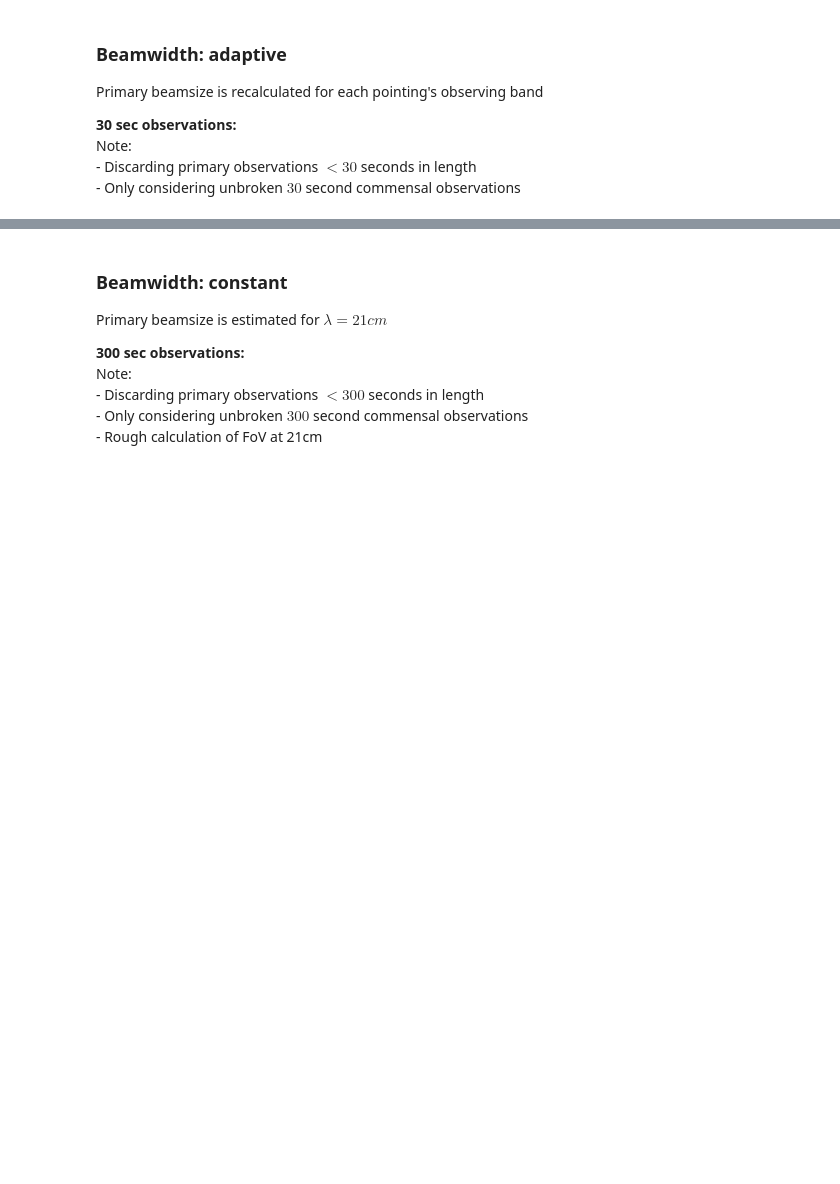
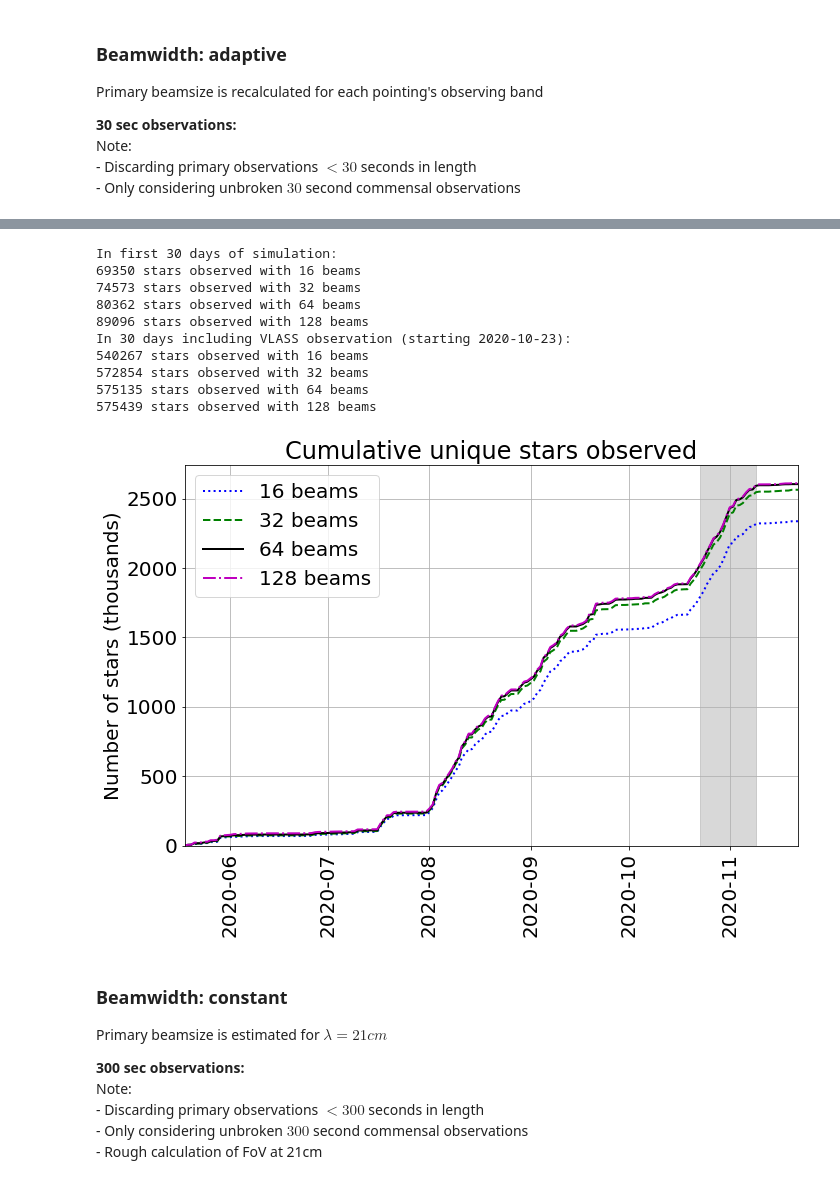
Before and after one commit to danielczech/observing-progress, a Jupyter notebook: observing-progress.ipynb, the cells around one changed output, grey strips where cells are left out. Cells and saved outputs as stored; diff of their text form; code cells hidden in the pictures; blank space fills up the shorter version.

```diff
--- a/observing-progress.ipynb
+++ b/observing-progress.ipynb
@@ -79,3 +156,63 @@ In first 30 days of simulation:
+# %%
+# Load progress files for different beam numbers
+with open('progress_16_8_a.pkl', 'rb') as f:
+    progress_16_8 = pickle.load(f)
+with open('progress_32_8_a.pkl', 'rb') as f:
+    progress_32_8 = pickle.load(f)
+with open('progress_64_8_a.pkl', 'rb') as f:
+    progress_64_8 = pickle.load(f)
+with open('progress_128_8_a.pkl', 'rb') as f:
+    progress_128_8 = pickle.load(f)
+# %%
+# Plot observing progress by date:
+c_16 = np.cumsum(progress_16_8[1])
+c_32 = np.cumsum(progress_32_8[1])
+c_64 = np.cumsum(progress_64_8[1])
+c_128 = np.cumsum(progress_128_8[1])
+
+print('In first 30 days of simulation: ')
+print('{} stars observed with 16 beams'.format(c_16[30]))
+print('{} stars observed with 32 beams'.format(c_32[30]))
+print('{} stars observed with 64 beams'.format(c_64[30]))
+print('{} stars observed with 128 beams'.format(c_128[30]))
+
+#print(progress_16_30[0].index(datetime.datetime(2020, 10, 23)))
+#print(progress_16_30[0].index(datetime))
+
+print('In 30 days including VLASS observation (starting 2020-10-23): ')
+print('{} stars observed with 16 beams'.format(c_16[188] - c_16[158]))
+print('{} stars observed with 32 beams'.format(c_32[188] - c_32[158]))
+print('{} stars observed with 64 beams'.format(c_64[188] - c_64[158]))
+print('{} stars observed with 128 beams'.format(c_128[188] - c_128[158]))
+
+fig = plt.figure(figsize = (11,7))
+plt.plot(progress_16_8[0], c_16/1000.0, c = 'b', lw = '2', ls = ':', label = '16 beams')
+plt.plot(progress_32_8[0], c_32/1000.0, c = 'g', ls = '--',  lw = '2', label = '32 beams')
+plt.plot(progress_64_8[0], c_64/1000.0, c = 'k',  lw = '2', label = '64 beams')
+plt.plot(progress_128_8[0], c_128/1000.0, c = 'm', ls = '-.',  lw = '2', label = '128 beams')
+
+plt.title("Cumulative unique stars observed")
+plt.ylabel("Number of stars (thousands)")
+plt.xticks(rotation = 90)
+plt.xlim([min(progress_16_8[0]), max(progress_16_8[0])])
+plt.axvspan(datetime.datetime(2020, 10, 23), datetime.datetime(2020, 11, 9), alpha=0.3, color='grey')
+plt.gca().set_ylim(bottom = 0)
+plt.legend()
+plt.grid()
+fig.savefig('progress_8_a.png', bbox_inches='tight', dpi=400, transparent = False, facecolor = 'white')
+plt.show()
+# %% [output]
+In first 30 days of simulation:
+69350 stars observed with 16 beams
+74573 stars observed with 32 beams
+80362 stars observed with 64 beams
+89096 stars observed with 128 beams
+In 30 days including VLASS observation (starting 2020-10-23):
+540267 stars observed with 16 beams
+572854 stars observed with 32 beams
+575135 stars observed with 64 beams
+575439 stars observed with 128 beams
+[figure, added]
 # %% [markdown]
 ### Beamwidth: constant
 Primary beamsize is estimated for $\lambda = 21cm$
```
Also changed, not shown: parts of 6 cells of this notebook, 4 other files.
